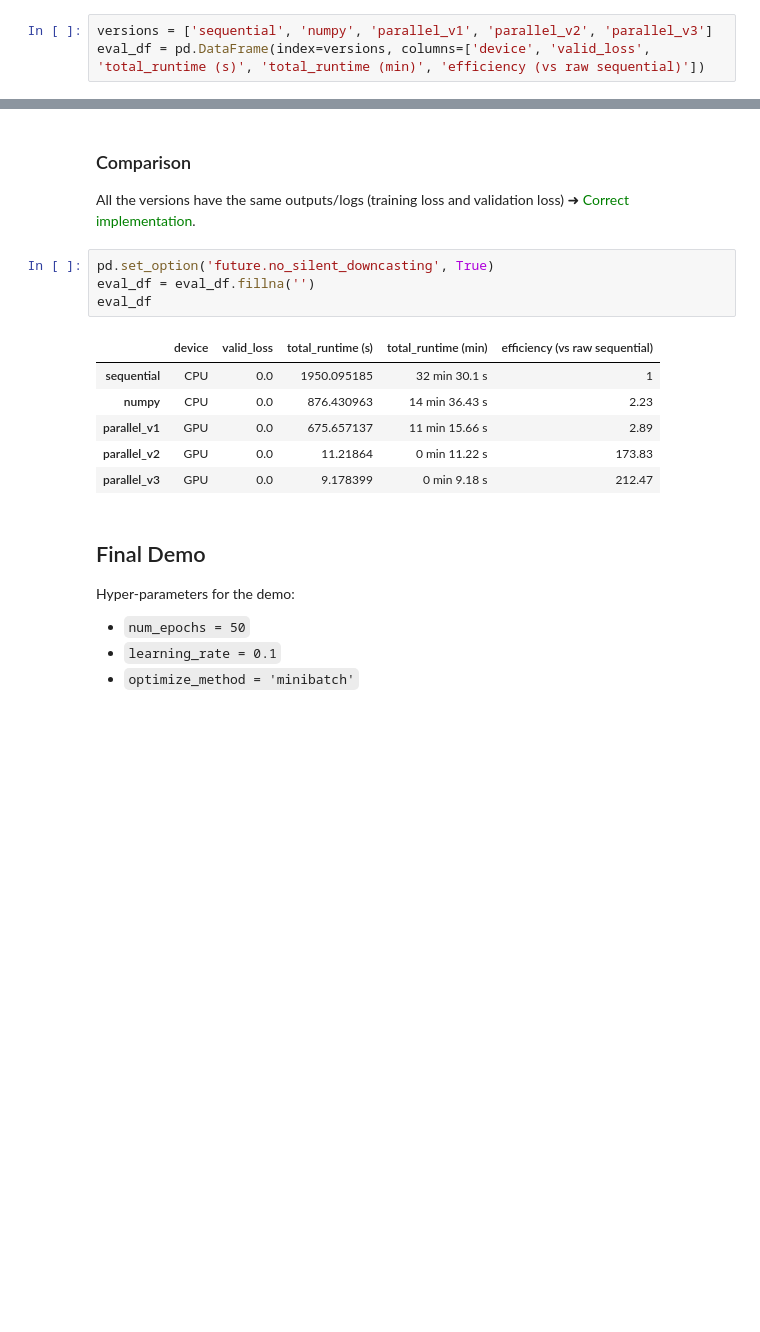
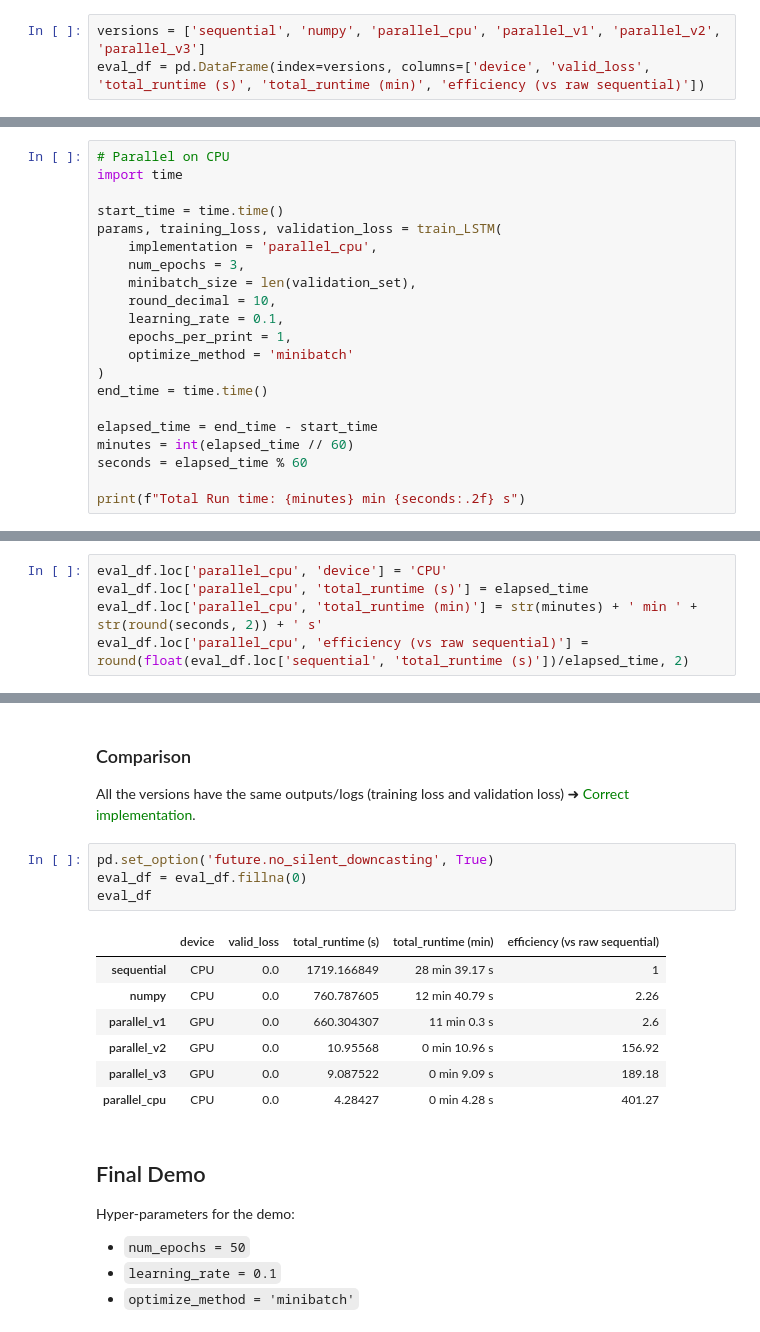
Before and after one commit to snguyenduongtruong/Parallelize-LSTM-, a Jupyter notebook: parallel LSTM.ipynb, the cells around one changed output, grey strips where cells are left out. Saved outputs shown, nothing was run; the diff lists cells and outputs as text; blank space fills up the shorter version.

```diff
--- a/parallel LSTM.ipynb
+++ b/parallel LSTM.ipynb
@@ -1341,7 +1502,7 @@ def loop_samples_in_minibatch_parallel_v3(minibatch_set, U, V, W, B, b_out, d_U,
 # %% [markdown]
 ### Training Functions
 # %%
-versions = ['sequential', 'numpy', 'parallel_v1', 'parallel_v2', 'parallel_v3']
+versions = ['sequential', 'numpy', 'parallel_cpu', 'parallel_v1', 'parallel_v2', 'parallel_v3']
 eval_df = pd.DataFrame(index=versions, columns=['device', 'valid_loss', 'total_runtime (s)', 'total_runtime (min)', 'efficiency (vs raw sequential)'])
 # %%
 # LOOP THROUGH MINI-BATCHES
@@ -1571,0 +1737,21 @@ eval_df.loc['numpy', 'efficiency (vs raw sequential)'] = round(eval_df.loc['sequ
+# %%
+# Parallel on CPU
+import time
+
+start_time = time.time()
+params, training_loss, validation_loss = train_LSTM(
+    implementation = 'parallel_cpu',
+    num_epochs = 3,
+    minibatch_size = len(validation_set),
+    round_decimal = 10,
+    learning_rate = 0.1,
+    epochs_per_print = 1,
+    optimize_method = 'minibatch'
+)
+end_time = time.time()
+
+elapsed_time = end_time - start_time
+minutes = int(elapsed_time // 60)
+seconds = elapsed_time % 60
+
+print(f"Total Run time: {minutes} min {seconds:.2f} s")
@@ -1572,3 +1765,8 @@ eval_df.loc['numpy', 'efficiency (vs raw sequential)'] = round(eval_df.loc['sequ
+# %%
+eval_df.loc['parallel_cpu', 'device'] = 'CPU'
+eval_df.loc['parallel_cpu', 'total_runtime (s)'] = elapsed_time
+eval_df.loc['parallel_cpu', 'total_runtime (min)'] = str(minutes) + ' min ' + str(round(seconds, 2)) + ' s'
+eval_df.loc['parallel_cpu', 'efficiency (vs raw sequential)'] = round(float(eval_df.loc['sequential', 'total_runtime (s)'])/elapsed_time, 2)
 # %% [markdown]
 ### Parallel Version 1
 # %%
@@ -1680,15 +1876,16 @@ Total Run time: 0 min 9.18 s
 All the versions have the same outputs/logs (training loss and validation loss) ➜ <span style="color:green">Correct implementation</span>.
 # %%
 pd.set_option('future.no_silent_downcasting', True)
-eval_df = eval_df.fillna('')
+eval_df = eval_df.fillna(0)
 eval_df
 # %% [output]
 |  | device | valid_loss | total_runtime (s) | total_runtime (min) | efficiency (vs raw sequential) |
-| sequential | CPU | 0.0 | 1950.095185 | 32 min 30.1 s | 1 |
-| numpy | CPU | 0.0 | 876.430963 | 14 min 36.43 s | 2.23 |
-| parallel_v1 | GPU | 0.0 | 675.657137 | 11 min 15.66 s | 2.89 |
-| parallel_v2 | GPU | 0.0 | 11.21864 | 0 min 11.22 s | 173.83 |
-| parallel_v3 | GPU | 0.0 | 9.178399 | 0 min 9.18 s | 212.47 |
+| sequential | CPU | 0.0 | 1719.166849 | 28 min 39.17 s | 1 |
+| numpy | CPU | 0.0 | 760.787605 | 12 min 40.79 s | 2.26 |
+| parallel_v1 | GPU | 0.0 | 660.304307 | 11 min 0.3 s | 2.6 |
+| parallel_v2 | GPU | 0.0 | 10.95568 | 0 min 10.96 s | 156.92 |
+| parallel_v3 | GPU | 0.0 | 9.087522 | 0 min 9.09 s | 189.18 |
+| parallel_cpu | CPU | 0.0 | 4.28427 | 0 min 4.28 s | 401.27 |
 # %% [markdown]
 ## Final Demo
 
```
Also changed, not shown: parts of 19 cells of this notebook.
